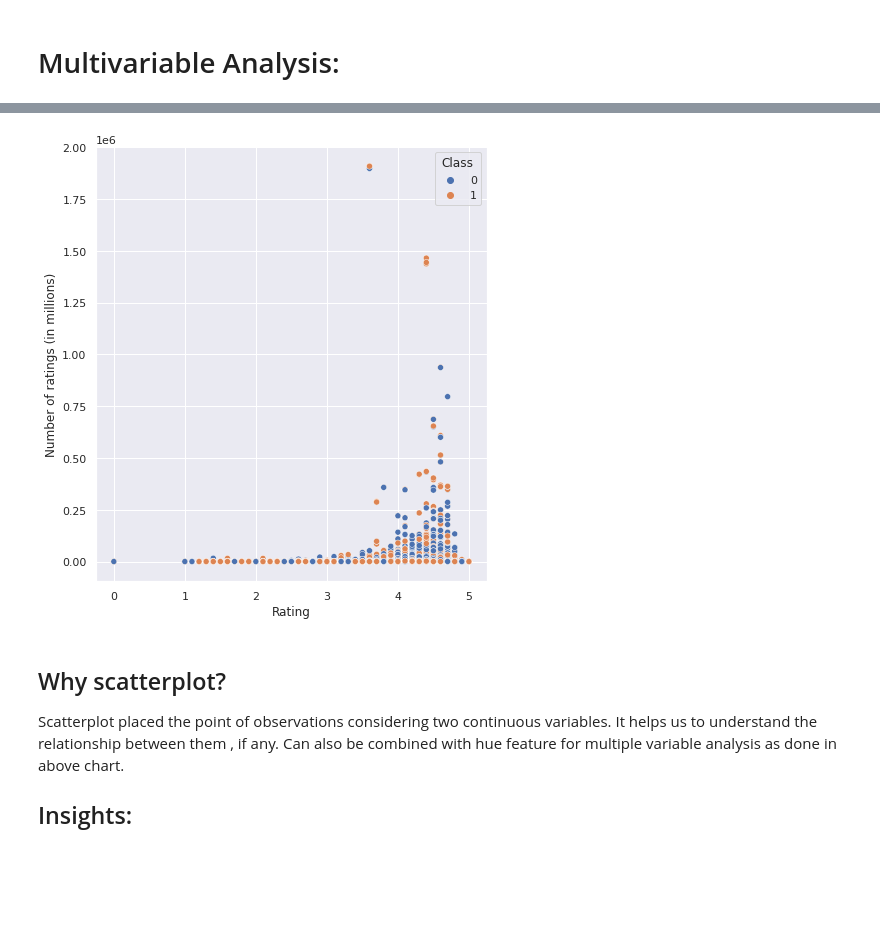
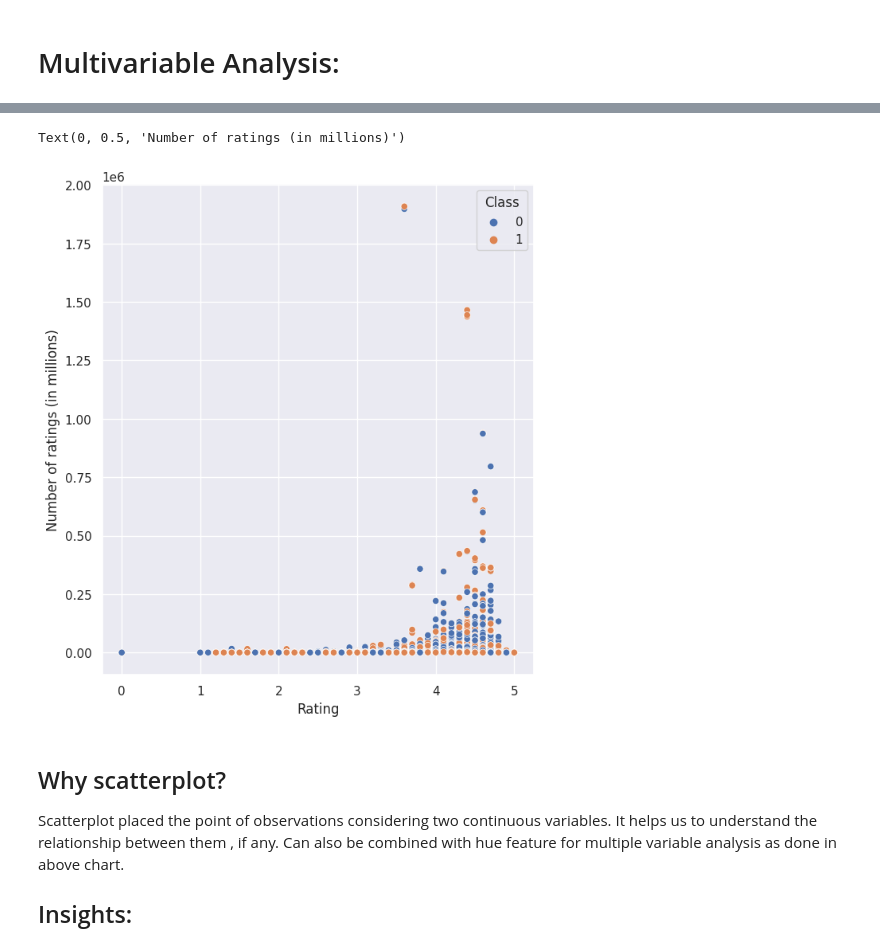
Before and after one commit to manisha-dhanuka/Supervised-Classification, a Jupyter notebook: notebooks/Android_Authenticity_Prediction.ipynb, the cells around one changed output, grey strips where cells are left out. Saved outputs shown, nothing was run; the diff lists cells and outputs as text; code cells hidden in the pictures; blank space fills up the shorter version.

```diff
--- a/notebooks/Android_Authenticity_Prediction.ipynb
+++ b/notebooks/Android_Authenticity_Prediction.ipynb
@@ -747,6 +747,6 @@ plt.figure(figsize =(7,8))
 sns.scatterplot(y='Number of ratings',x='Rating',data=df,hue='Class')
 plt.ylabel("Number of ratings (in millions)")
 #plt.legend(['Benign','Malware'])
-plt.savefig("Ratings-Number-Class.png")
-files.download("Ratings-Number-Class.png");
+# plt.savefig("Ratings-Number-Class.png")
+# files.download("Ratings-Number-Class.png");
 # %% [output]
@@ -755,4 +753,5 @@ files.download("Ratings-Number-Class.png");
+Text(0, 0.5, 'Number of ratings (in millions)')
-[figure, old version]
+[figure, new version]
 # %% [markdown]
 ## Why scatterplot?
 Scatterplot placed the point of observations considering two continuous variables. It helps us to understand the relationship between them , if any. Can also be combined with hue feature for multiple variable analysis as done in above chart.
```
Also changed, not shown: parts of 24 cells of this notebook.
